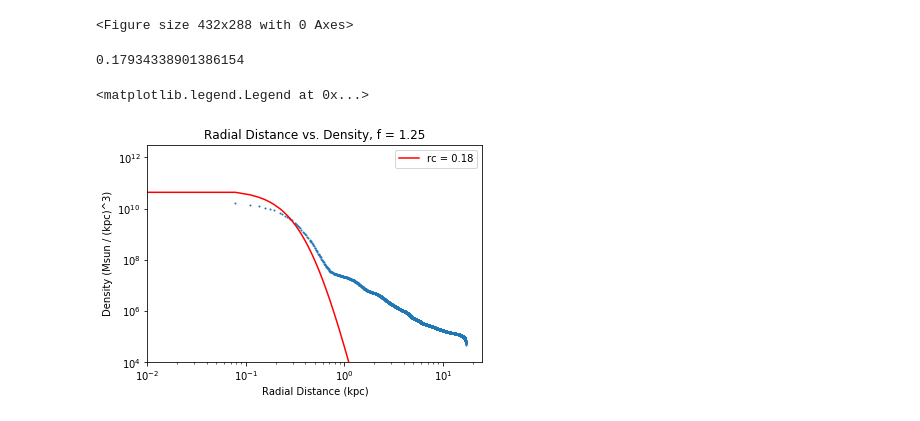
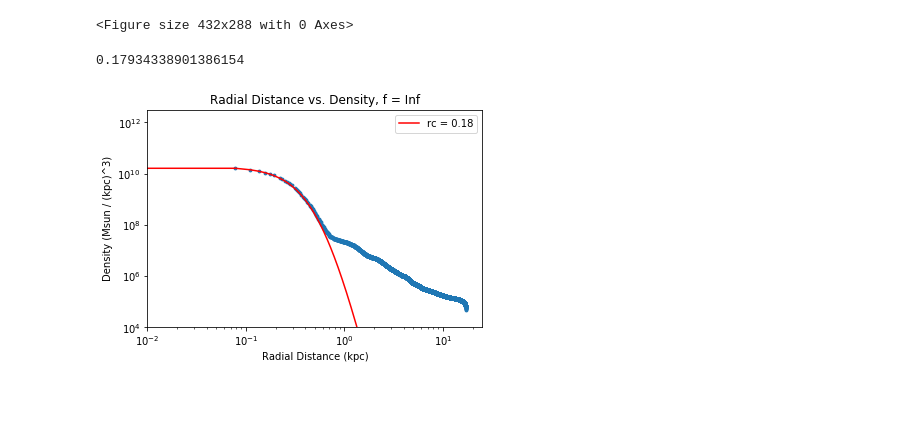
Before and after one commit to mnotis/FDM2020, a Jupyter notebook: Simple Fitting Function.ipynb, the cells around one changed output. Cells and saved outputs as stored; diff of their text form; code cells hidden in the pictures.

```diff
--- a/Simple Fitting Function.ipynb
+++ b/Simple Fitting Function.ipynb
@@ -173,26 +173,25 @@ params.close()
 # %%
 pathInf ='/mnt/c/Users/Noah Notis/Dropbox/USRP2020_Noah/src/FDM2020/rad_files/fInfL20T4n400r256/rad_filesradial0400.h5'
 hf125 = h5py.File(pathInf, 'r')
 dist125 = np.array(hf125['distances'])
 dens125 = np.array(hf125['densities'])
 res = fit_profile_simple(dist125, dens125, 0.65)
 rc125 = np.abs(res.x[0])
 print(res.x[0])
 
-plt.scatter(dist125, dens125, s = 1)
-plt.plot(dist125, simple_fun(dist125, np.abs(-0.13676)), 'r')
+plt.plot(dist125, simple_fun(dist125, rc125), 'r')
+plt.scatter(dist125, dens125, s = 8)
 
 plt.xscale('log')
 plt.yscale('log')
 plt.xlabel('Radial Distance (kpc)')
 plt.ylabel('Density (Msun / (kpc)^3)')
-plt.title('Radial Distance vs. Density, f = 1.25')
+plt.title('Radial Distance vs. Density, f = Inf')
 plt.ylim(10**4, 10**(12.5))
 plt.xlim(10**(-2), 10**(1.4))
 rcstr = 'rc = ' + "%.2f" % rc125
 plt.legend([rcstr])
-#plt.savefig('/mnt/c/Users/Noah Notis/Dropbox/USRP2020_Noah/src/FDM2020/pics/simple_function/)
+plt.savefig('/mnt/c/Users/Noah Notis/Desktop/infinite_example.png', dpi = 200)
 # %% [output]
 0.17934338901386154
-<matplotlib.legend.Legend at 0x...>
-[figure, old version]
+[figure, new version]
```
Also changed, not shown: 2 other files.
